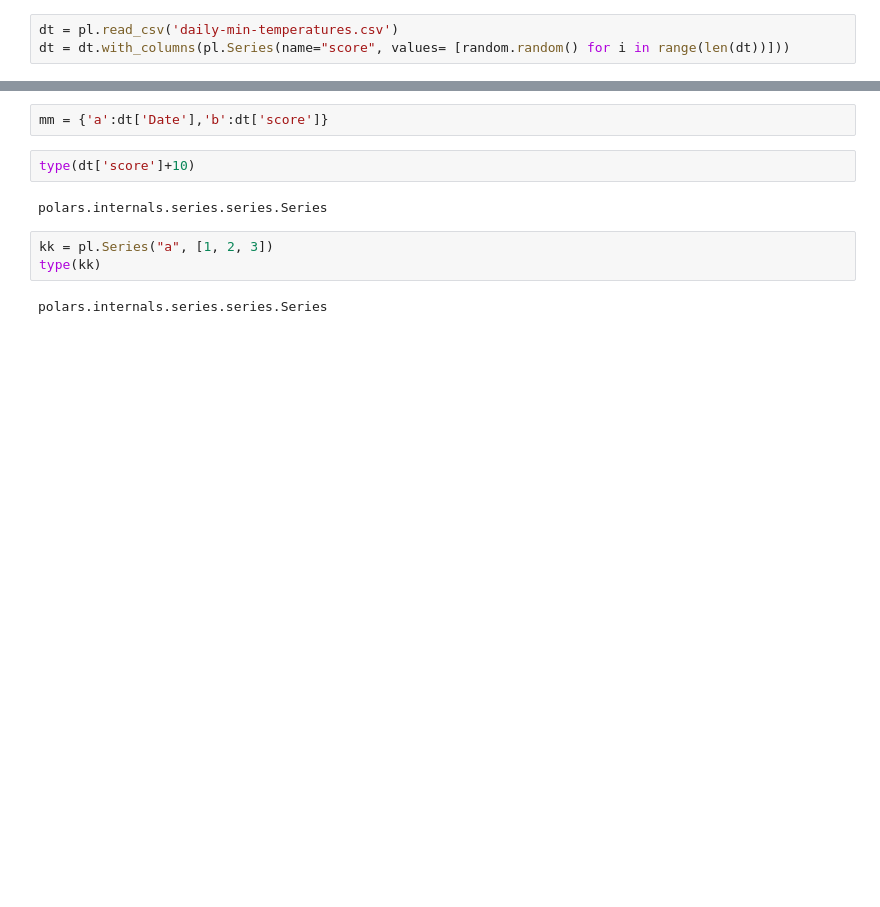
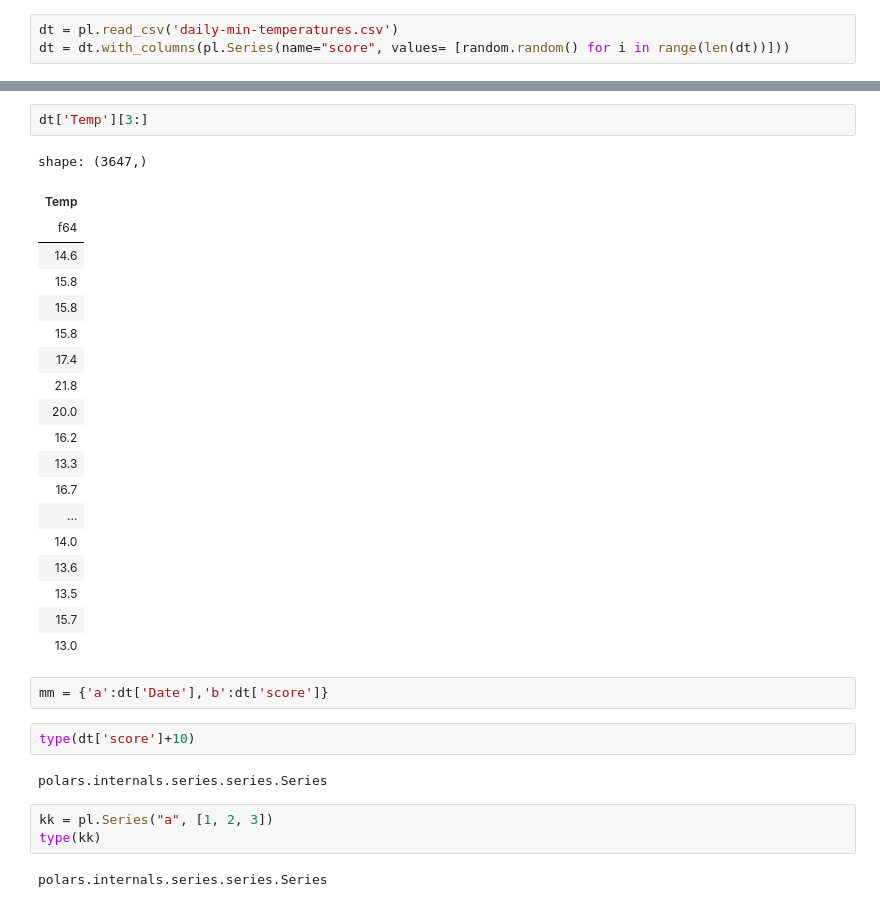
Before and after one commit to alamhanz/datakoen, a Jupyter notebook: samples/test.ipynb, the cells around one changed output, grey strips where cells are left out. Drawn from its saved outputs; the diff is of its cells as text; blank space fills up the shorter version.

```diff
--- a/samples/test.ipynb
+++ b/samples/test.ipynb
@@ -13,3 +19,25 @@ dt = dt.with_columns(pl.Series(name="score", values= [random.random() for i in r
+# %%
+dt['Temp'][3:]
+# %% [output]
+shape: (3647,)
+| Temp |
+| f64 |
+| 14.6 |
+| 15.8 |
+| 15.8 |
+| 15.8 |
+| 17.4 |
+| 21.8 |
+| 20.0 |
+| 16.2 |
+| 13.3 |
+| 16.7 |
+| ... |
+| 14.0 |
+| 13.6 |
+| 13.5 |
+| 15.7 |
+| 13.0 |
 # %%
 mm = {'a':dt['Date'],'b':dt['score']}
 # %%
```
Also changed, not shown: parts of 2 cells of this notebook, 2 other files.
